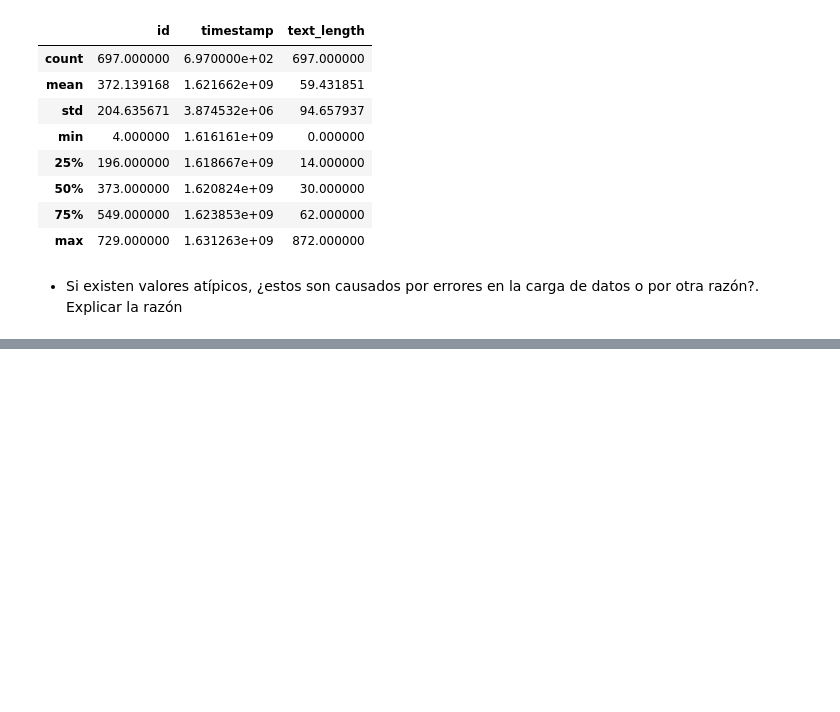
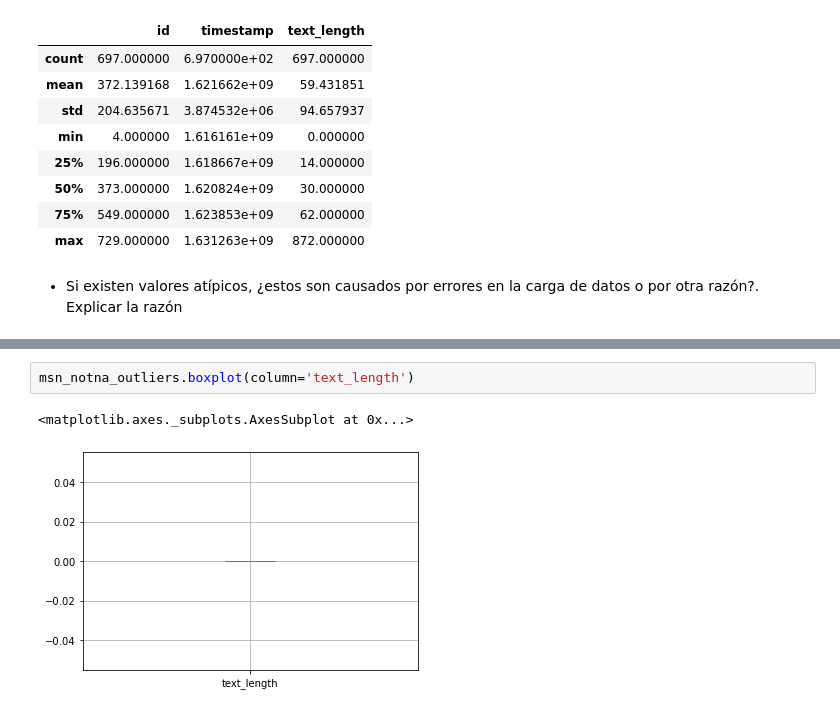
Before and after one commit to bossinblack/Dise-o-de-Base-de-Datos-II, a Jupyter notebook: tp3/TP3.ipynb, the cells around one changed output, grey strips where cells are left out. Saved outputs shown, nothing was run; the diff lists cells and outputs as text; blank space fills up the shorter version.

```diff
--- a/tp3/TP3.ipynb
+++ b/tp3/TP3.ipynb
@@ -528,0 +598,5 @@ msn_notna.describe()
+# %%
+msn_notna_outliers.boxplot(column='text_length')
+# %% [output]
+<matplotlib.axes._subplots.AxesSubplot at 0x...>
+[figure, added]
```
Also changed, not shown: parts of 9 cells of this notebook, 1 other file.
